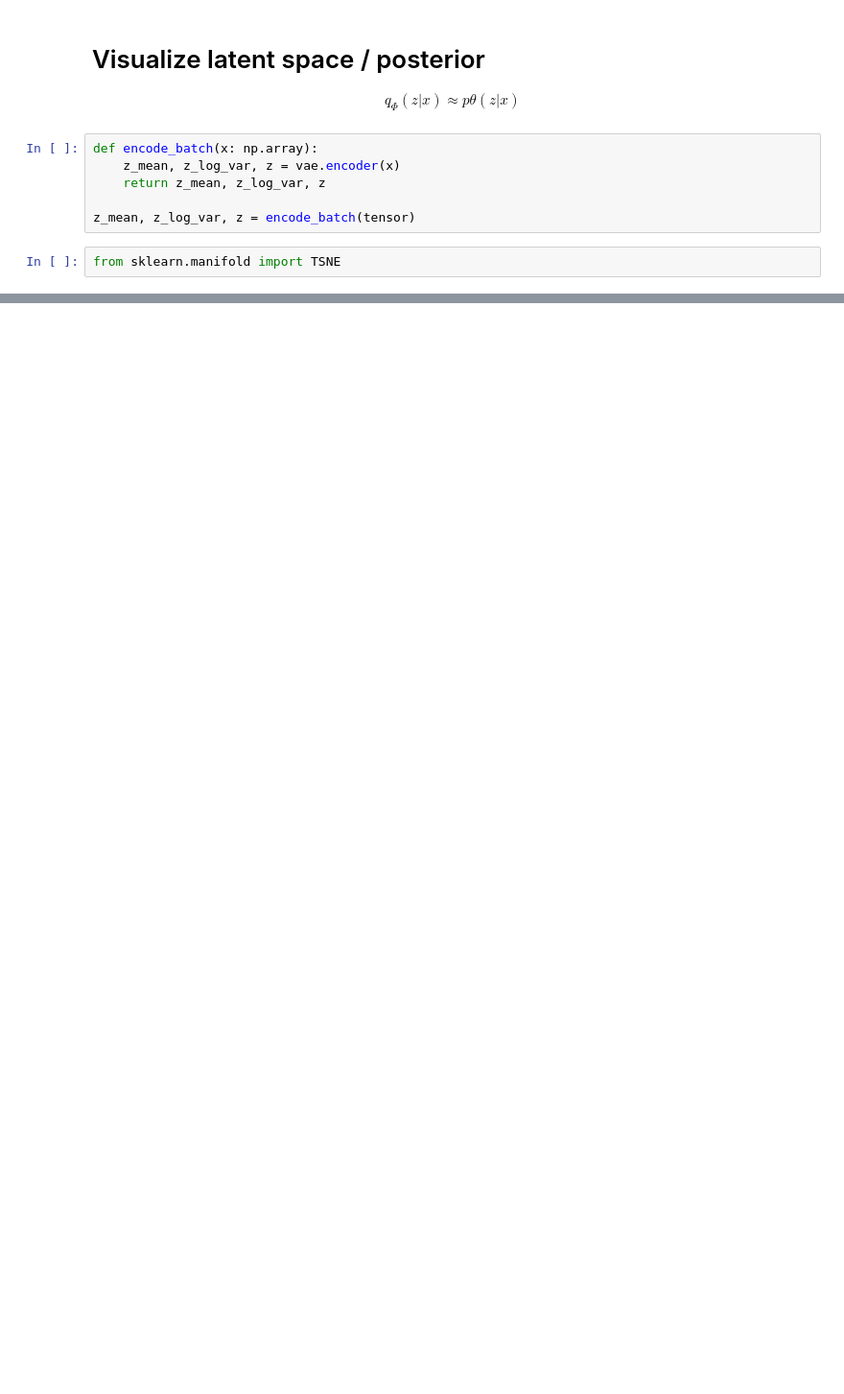
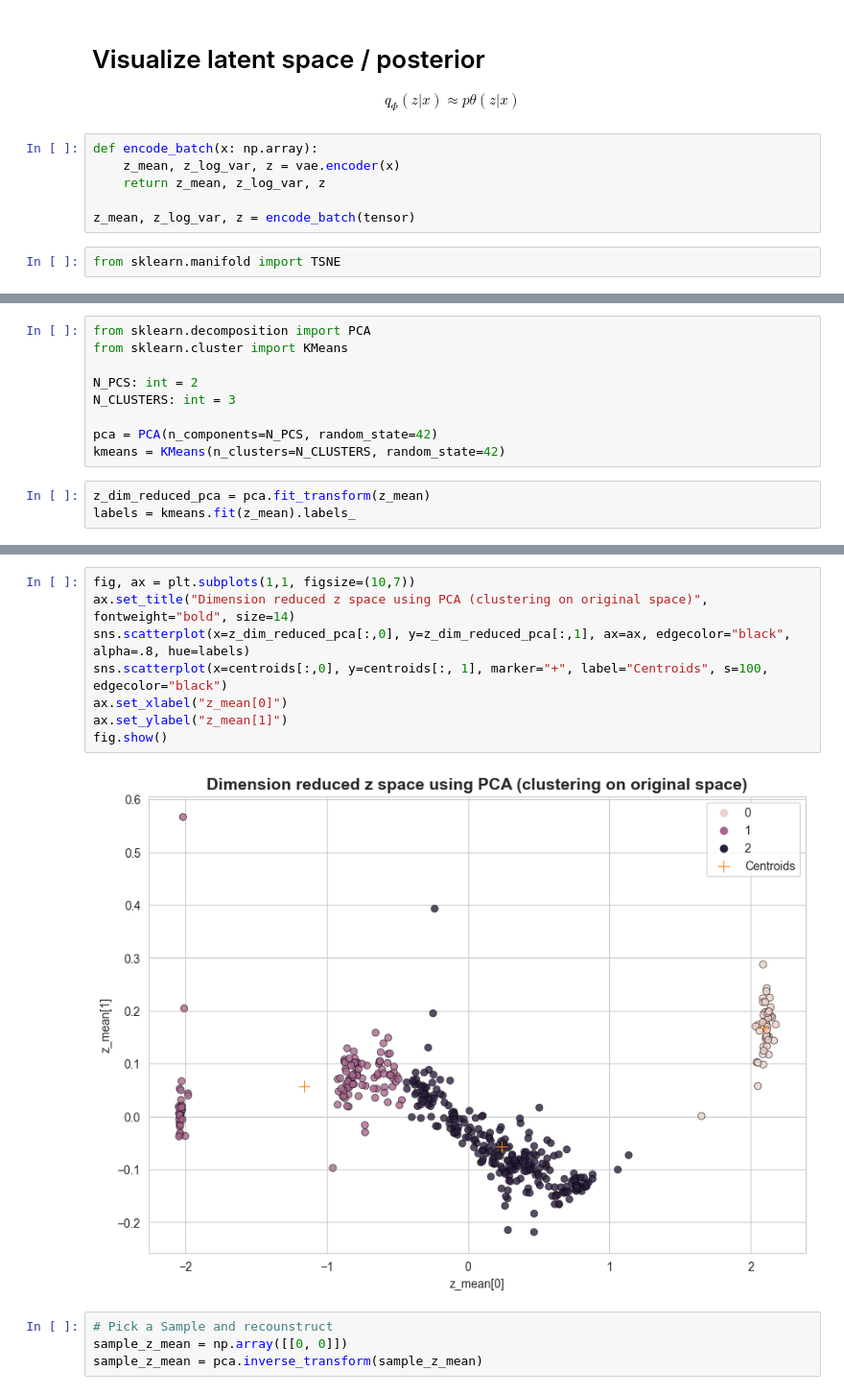
Before and after one commit to negralessio/biosignals-gen-ai, a Jupyter notebook: notebooks/vae.ipynb, the cells around one changed output, grey strips where cells are left out. Shown at 96% size. Cells and saved outputs as stored; diff of their text form; blank space fills up the shorter version.

```diff
--- a/notebooks/vae.ipynb
+++ b/notebooks/vae.ipynb
@@ -293,0 +260,12 @@ fig.show()
+# %%
+from sklearn.decomposition import PCA
+from sklearn.cluster import KMeans
+
+N_PCS: int = 2
+N_CLUSTERS: int = 3
+
+pca = PCA(n_components=N_PCS, random_state=42)
+kmeans = KMeans(n_clusters=N_CLUSTERS, random_state=42)
+# %%
+z_dim_reduced_pca = pca.fit_transform(z_mean)
+labels = kmeans.fit(z_mean).labels_
@@ -293,0 +285,14 @@ fig.show()
+# %%
+fig, ax = plt.subplots(1,1, figsize=(10,7))
+ax.set_title("Dimension reduced z space using PCA (clustering on original space)", fontweight="bold", size=14)
+sns.scatterplot(x=z_dim_reduced_pca[:,0], y=z_dim_reduced_pca[:,1], ax=ax, edgecolor="black", alpha=.8, hue=labels)
+sns.scatterplot(x=centroids[:,0], y=centroids[:, 1], marker="+", label="Centroids", s=100, edgecolor="black")
+ax.set_xlabel("z_mean[0]")
+ax.set_ylabel("z_mean[1]")
+fig.show()
+# %% [output]
+[figure, added]
+# %%
+# Pick a Sample and recounstruct
+sample_z_mean = np.array([[0, 0]])
+sample_z_mean = pca.inverse_transform(sample_z_mean)
```
Also changed, not shown: parts of 24 cells of this notebook.
